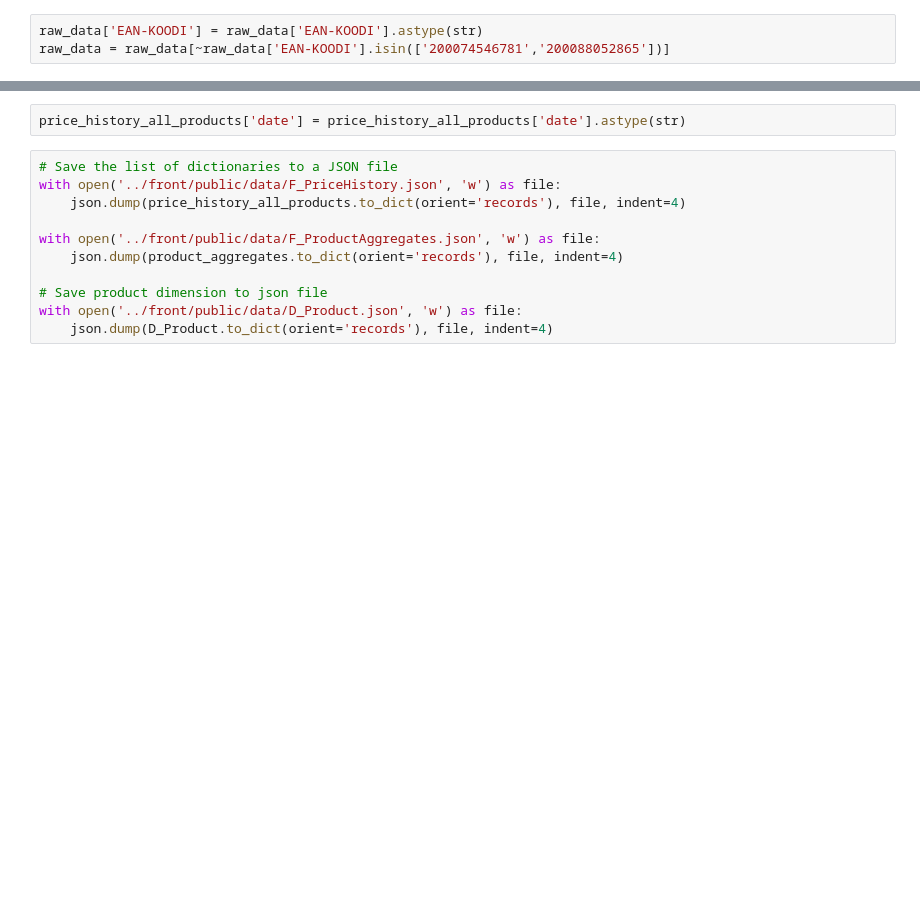
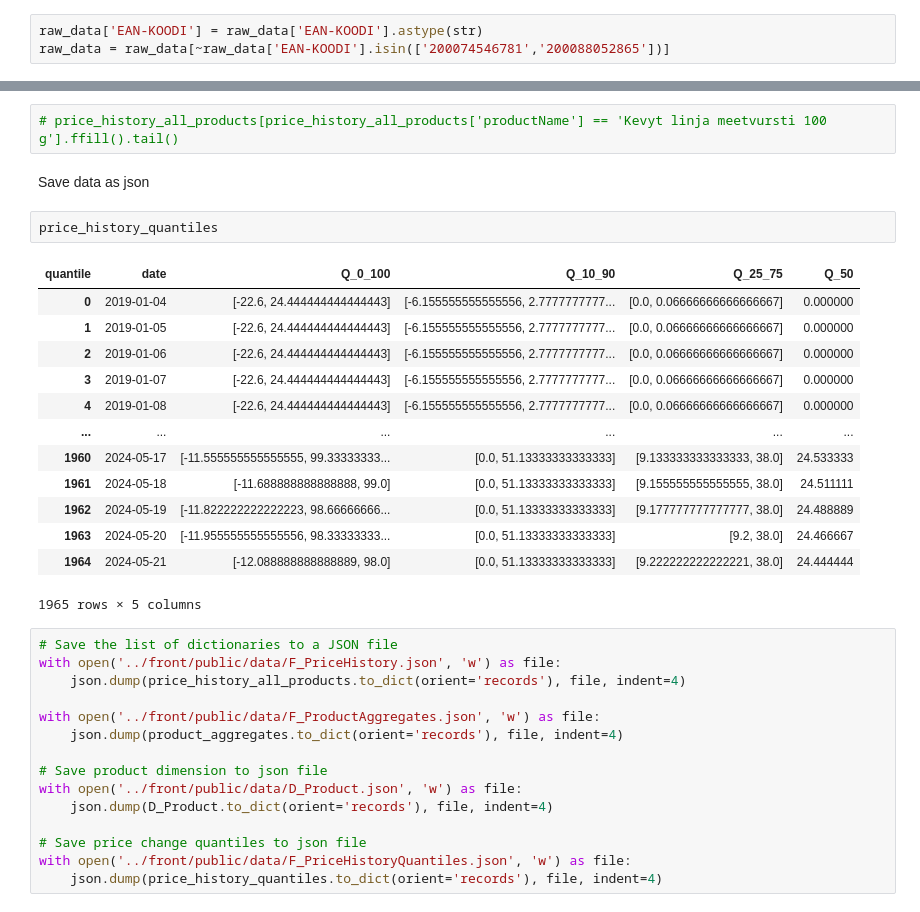
Before and after one commit to AnttiLuoto/data-visualization, a Jupyter notebook: data_processing/data_processing_sryhma_pandas.ipynb, the cells around one changed output, grey strips where cells are left out. Cells and saved outputs as stored; diff of their text form; blank space fills up the shorter version.

```diff
--- a/data_processing/data_processing_sryhma_pandas.ipynb
+++ b/data_processing/data_processing_sryhma_pandas.ipynb
@@ -242,5 +293,23 @@ See the caveats in the documentation: https://pandas.pydata.org/pandas-docs/stab
-# %%
-price_history_all_products['date'] = price_history_all_products['date'].astype(str)
+# %%
+# price_history_all_products[price_history_all_products['productName'] == 'Kevyt linja meetvursti 100 g'].ffill().tail()
+# %% [markdown]
+Save data as json
+# %%
+price_history_quantiles
+# %% [output]
+| quantile | date | Q_0_100 | Q_10_90 | Q_25_75 | Q_50 |
+| 0 | 2019-01-04 | [-22.6, 24.444444444444443] | [-6.155555555555556, 2.7777777777... | [0.0, 0.06666666666666667] | 0.000000 |
+| 1 | 2019-01-05 | [-22.6, 24.444444444444443] | [-6.155555555555556, 2.7777777777... | [0.0, 0.06666666666666667] | 0.000000 |
+| 2 | 2019-01-06 | [-22.6, 24.444444444444443] | [-6.155555555555556, 2.7777777777... | [0.0, 0.06666666666666667] | 0.000000 |
+| 3 | 2019-01-07 | [-22.6, 24.444444444444443] | [-6.155555555555556, 2.7777777777... | [0.0, 0.06666666666666667] | 0.000000 |
+| 4 | 2019-01-08 | [-22.6, 24.444444444444443] | [-6.155555555555556, 2.7777777777... | [0.0, 0.06666666666666667] | 0.000000 |
+| ... | ... | ... | ... | ... | ... |
+| 1960 | 2024-05-17 | [-11.555555555555555, 99.33333333... | [0.0, 51.13333333333333] | [9.133333333333333, 38.0] | 24.533333 |
+| 1961 | 2024-05-18 | [-11.688888888888888, 99.0] | [0.0, 51.13333333333333] | [9.155555555555555, 38.0] | 24.511111 |
+| 1962 | 2024-05-19 | [-11.822222222222223, 98.66666666... | [0.0, 51.13333333333333] | [9.177777777777777, 38.0] | 24.488889 |
+| 1963 | 2024-05-20 | [-11.955555555555556, 98.33333333... | [0.0, 51.13333333333333] | [9.2, 38.0] | 24.466667 |
+| 1964 | 2024-05-21 | [-12.088888888888889, 98.0] | [0.0, 51.13333333333333] | [9.222222222222221, 38.0] | 24.444444 |
+1965 rows × 5 columns
 # %%
 # Save the list of dictionaries to a JSON file
 with open('../front/public/data/F_PriceHistory.json', 'w') as file:
@@ -252,3 +321,7 @@ with open('../front/public/data/F_ProductAggregates.json', 'w') as file:
 # Save product dimension to json file
 with open('../front/public/data/D_Product.json', 'w') as file:
     json.dump(D_Product.to_dict(orient='records'), file, indent=4)
+
+# Save price change quantiles to json file
+with open('../front/public/data/F_PriceHistoryQuantiles.json', 'w') as file:
+    json.dump(price_history_quantiles.to_dict(orient='records'), file, indent=4)
```
Also changed, not shown: parts of 18 cells of this notebook, 5 other files.
